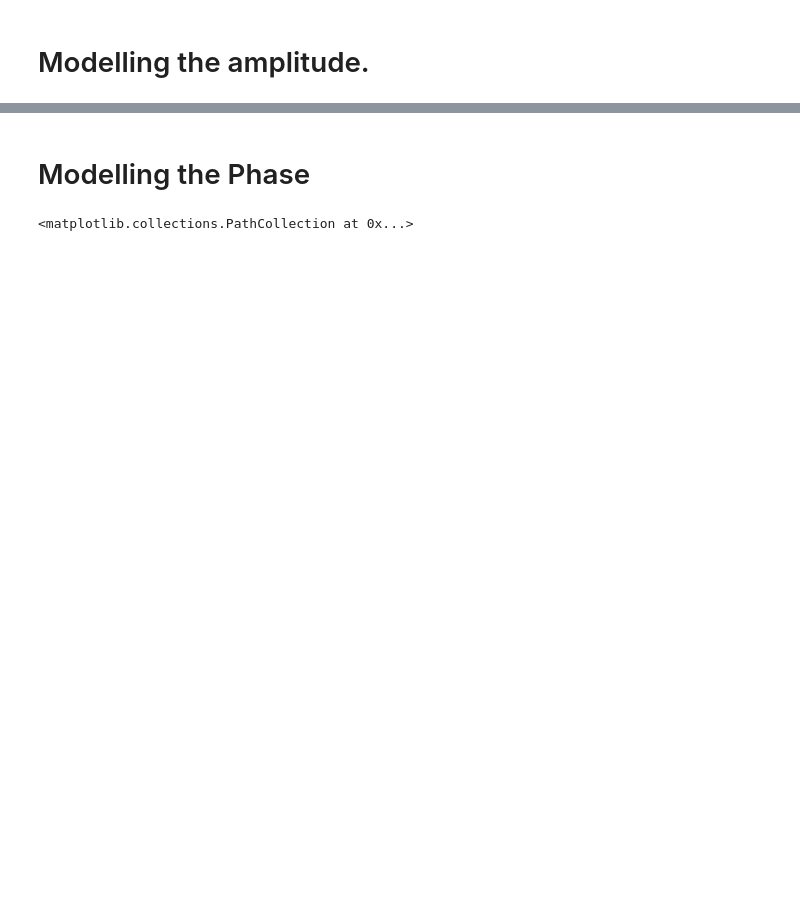
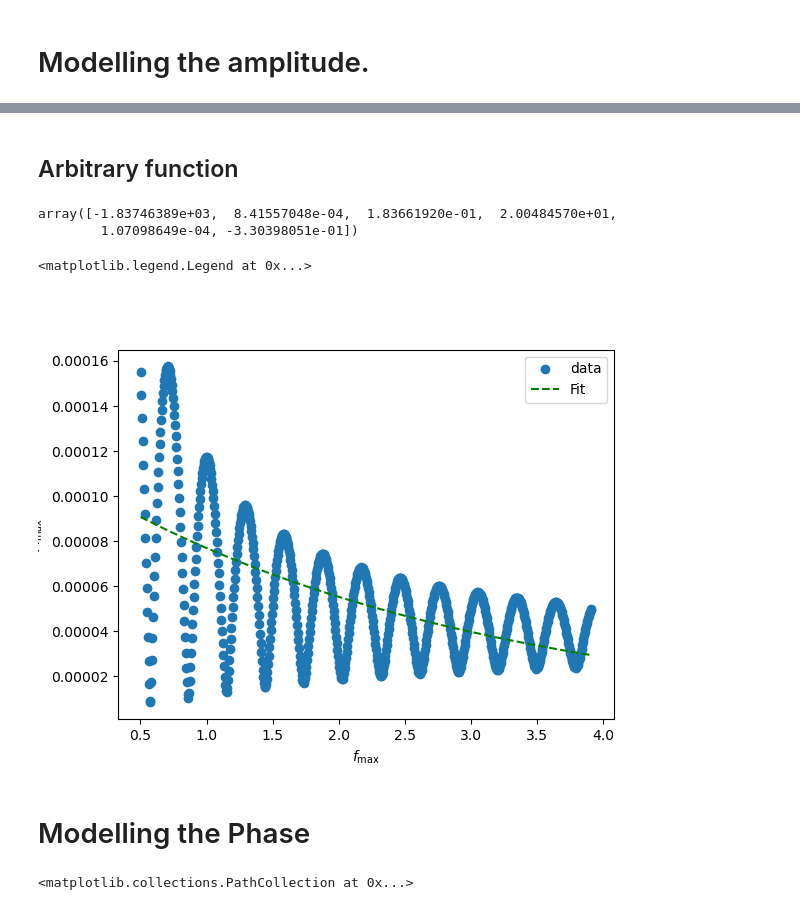
Before and after one commit to AedenLindelauf/Modelling-Week-Bosch, a Jupyter notebook: Fitting Transfer Function - Fitting Data.ipynb, the cells around one changed output, grey strips where cells are left out. Saved outputs shown, nothing was run; the diff lists cells and outputs as text; code cells hidden in the pictures; blank space fills up the shorter version.

```diff
--- a/Fitting Transfer Function - Fitting Data.ipynb
+++ b/Fitting Transfer Function - Fitting Data.ipynb
@@ -76,3 +74,37 @@ display(w_degree_num, w_degree_den, out)
+# %% [markdown]
+## Arbitrary function
+# %%
+def func1(x, A,B,C,D,E,F):
+    return np.exp(A)*(B+C*np.sin(D*x)) + E * np.exp(F*x)
+
+# https://docs.scipy.org/doc/scipy/reference/generated/scipy.optimize.curve_fit.html
+# https://stackoverflow.com/questions/78178330/updating-multiple-plots-in-jupyter-notebook-when-a-slider-value-changes
+# https://ipywidgets.readthedocs.io/en/stable/examples/Widget%20Events.html#Example
+# https://stackoverflow.com/questions/4098131/how-to-update-a-plot-in-matplotlib
+# Code generated with the help of ChatGPT as well.
+
+# Create figure once
+fig, ax = plt.subplots()
+line_data = ax.scatter(f_max, v_max, label='data')
+
+ax.set_xlabel(r'$f_\text{max}$')
+ax.set_ylabel(r'$A_\text{max}$')
+ax.legend()
+
+
+p0 = [-1,  0.00004,  0.0001,  20,  -0.1,  -0.001]
+popt, pcov = curve_fit(func1, f_max, v_max, p0=p0)
+
+display(popt)
+
+fit = [func1(f_max[i], *popt) for i in range(len(f_max))]
+ax.plot(f_max, fit, 'g--', label='Fit')
+ax.legend()
+# %% [output]
+array([-1.83746389e+03,  8.41557048e-04,  1.83661920e-01,  2.00484570e+01,
+        1.07098649e-04, -3.30398051e-01])
+<matplotlib.legend.Legend at 0x...>
+[figure, added]
 # %% [markdown]
 # Modelling the Phase
 # %%
```
Also changed, not shown: parts of 9 cells of this notebook.
